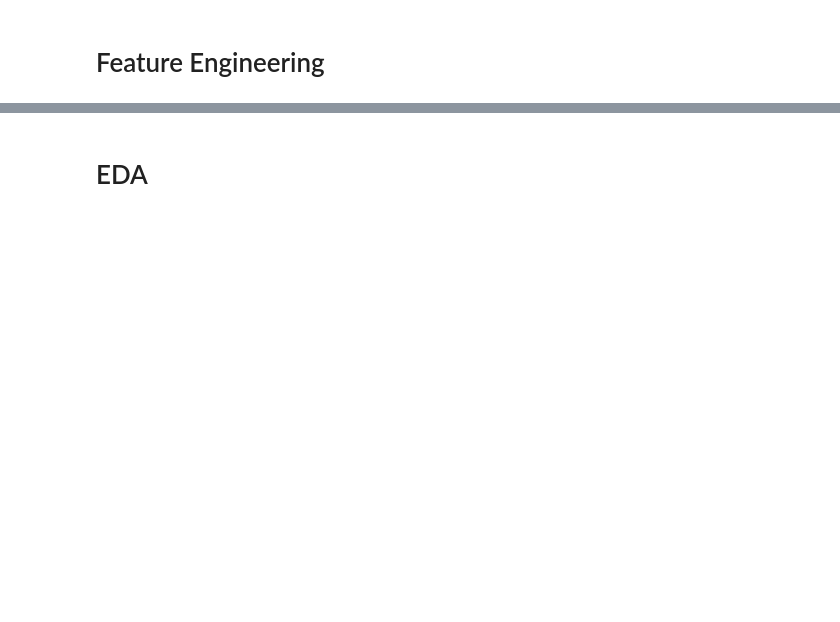
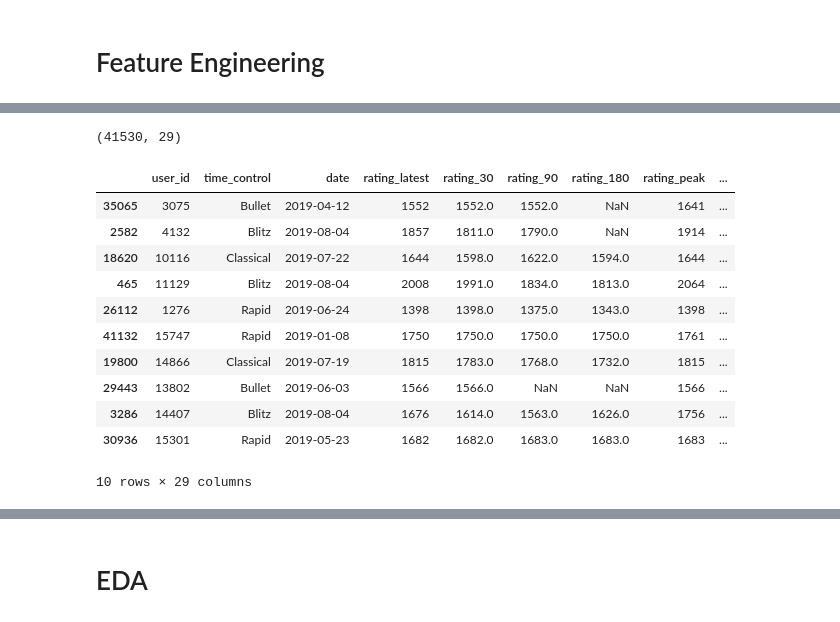
Before and after one commit to ZackAttack614/Discord-Chess-Bot, a Jupyter notebook: modeling.ipynb, the cells around one changed output, grey strips where cells are left out. Cells and saved outputs as stored; diff of their text form; code cells hidden in the pictures; blank space fills up the shorter version.

```diff
--- a/modeling.ipynb
+++ b/modeling.ipynb
@@ -61,31 +125,47 @@ rating_updates_90.head()
 # %%
 # Add features to base table
 df_base = latest_training_ratings.merge(hist_ratings_30[['user_id','time_control','rating']],
                 how='left',on=['user_id','time_control'],suffixes=['_latest','_30']).merge(
             hist_ratings_90[['user_id','time_control','rating']],
                 how='left',on=['user_id','time_control']).merge(
             hist_ratings_180[['user_id','time_control','rating']],
                 how='left',on=['user_id','time_control'],suffixes=['_90','_180']).merge(
             hist_ratings_peak[['user_id','time_control','rating']].rename(columns={'rating':'rating_peak'}),
                 how='left',on=['user_id','time_control']).merge(
             rating_updates_30,how='left',on=['user_id','time_control']).merge(
             rating_updates_90,how='left',on=['user_id','time_control']).merge(
             rating_stdev_30,how='left',on=['user_id','time_control']).merge(
             rating_stdev_90,how='left',on=['user_id','time_control']).merge(
-            rating_stdev_180,how='left',on=['user_id','time_control'])
+            rating_stdev_180,how='left',on=['user_id','time_control']).merge(
+            non_target_rating_updates_30,how='left',on='user_id'
+)
 df_base['rating_30_diff'] = df_base['rating_latest']-df_base['rating_30']
 df_base['rating_90_diff'] = (df_base['rating_latest']-df_base['rating_90']).combine_first(df_base['rating_30_diff'])
 df_base['rating_180_diff'] = (df_base['rating_latest']-df_base['rating_180']).combine_first(df_base['rating_90_diff'])
 df_base['rating_peak_diff'] = df_base['rating_latest']-df_base['rating_peak']
 df_base['time_control_copy'] = df_base['time_control']
 df_base['rating_latest_rounded'] = df_base['rating_latest'].round(-2)
 df_base['rating_latest_squared'] = df_base['rating_latest']**2
 df_base['rating_latest_rounded_200'] = 200*np.ceil(df_base['rating_latest_rounded']/200).astype(int)
 df_base['rating_latest_rounded_300'] = 300*np.ceil(df_base['rating_latest_rounded']/300).astype(int)
 df_base = pd.get_dummies(df_base,columns=['time_control_copy'],prefix_sep="")
 df_base.columns = [x.replace("time_control_copy","").lower() for x in df_base.columns]
 print(df_base.shape)
 df_base.sample(10)
+# %% [output]
+(41530, 29)
+|  | user_id | time_control | date | rating_latest | rating_30 | rating_90 | rating_180 | rating_peak | ... |
+| 35065 | 3075 | Bullet | 2019-04-12 | 1552 | 1552.0 | 1552.0 | NaN | 1641 | ... |
+| 2582 | 4132 | Blitz | 2019-08-04 | 1857 | 1811.0 | 1790.0 | NaN | 1914 | ... |
+| 18620 | 10116 | Classical | 2019-07-22 | 1644 | 1598.0 | 1622.0 | 1594.0 | 1644 | ... |
+| 465 | 11129 | Blitz | 2019-08-04 | 2008 | 1991.0 | 1834.0 | 1813.0 | 2064 | ... |
+| 26112 | 1276 | Rapid | 2019-06-24 | 1398 | 1398.0 | 1375.0 | 1343.0 | 1398 | ... |
+| 41132 | 15747 | Rapid | 2019-01-08 | 1750 | 1750.0 | 1750.0 | 1750.0 | 1761 | ... |
+| 19800 | 14866 | Classical | 2019-07-19 | 1815 | 1783.0 | 1768.0 | 1732.0 | 1815 | ... |
+| 29443 | 13802 | Bullet | 2019-06-03 | 1566 | 1566.0 | NaN | NaN | 1566 | ... |
+| 3286 | 14407 | Blitz | 2019-08-04 | 1676 | 1614.0 | 1563.0 | 1626.0 | 1756 | ... |
+| 30936 | 15301 | Rapid | 2019-05-23 | 1682 | 1682.0 | 1683.0 | 1683.0 | 1683 | ... |
+10 rows × 29 columns
 # %%
 # Filter to people who have played rated games in the time control before 30 days ago...
 # ... and have played at least one rated game in the time control within the last 30 days
```
Also changed, not shown: parts of 72 cells of this notebook, 2 other files.
